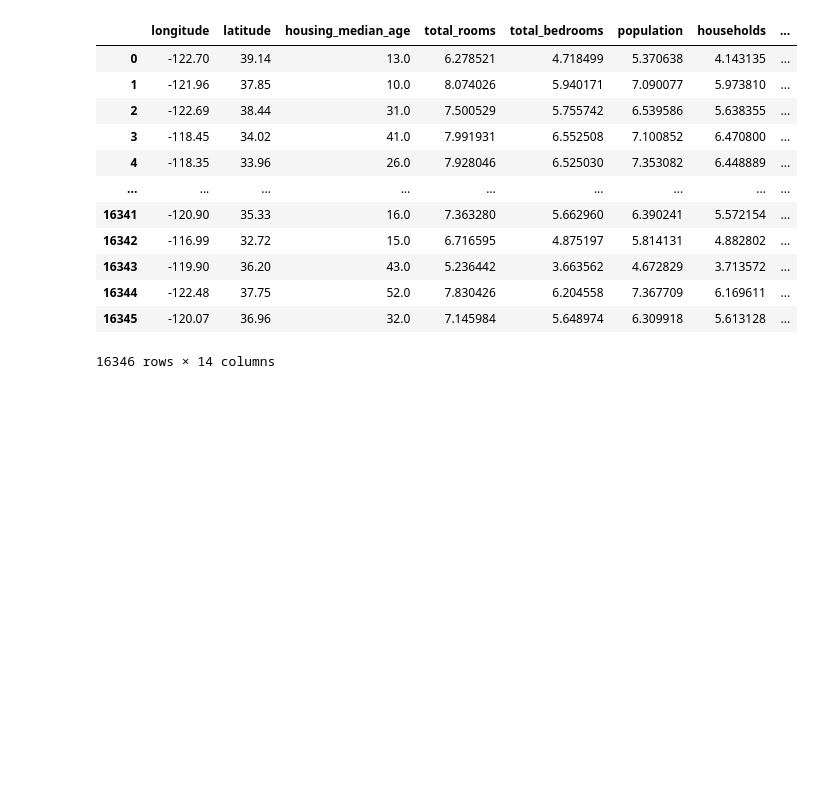
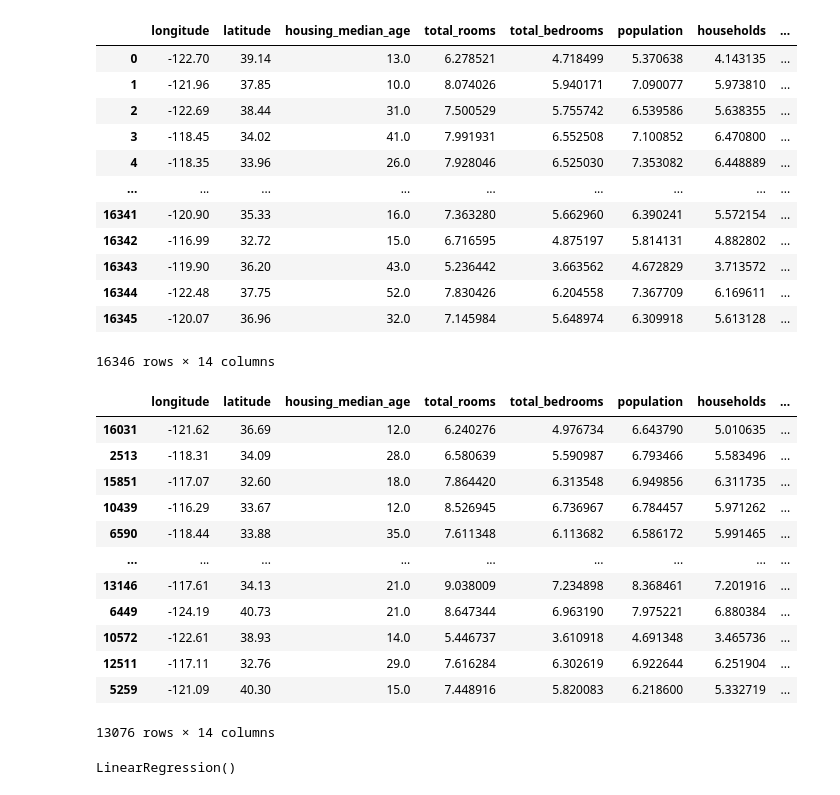
Before and after one commit to Akshitwadhwa/linear-regression-model, a Jupyter notebook: linear_regression.ipynb, the cells around one changed output. Cells and saved outputs as stored; diff of their text form; code cells hidden in the pictures; blank space fills up the shorter version.

```diff
--- a/linear_regression.ipynb
+++ b/linear_regression.ipynb
@@ -23,3 +23,40 @@ trained_data
 | 16344 | -122.48 | 37.75 | 52.0 | 7.830426 | 6.204558 | 7.367709 | 6.169611 | ... |
 | 16345 | -120.07 | 36.96 | 32.0 | 7.145984 | 5.648974 | 6.309918 | 5.613128 | ... |
 16346 rows × 14 columns
+# %%
+from sklearn.model_selection import train_test_split
+
+x = trained_data.drop(['median_house_value'], axis=1)
+y = trained_data['median_house_value']
+# here we have made the x and y trai
+# %%
+X_train , X_test , y_train , y_test = train_test_split(x , y ,test_size=0.2)
+trained_data = X_train.join(y_train)
+# using this we are going to x train and y train mechanism where we have taken the size of 0.2
+trained_data
+# %% [output]
+|  | longitude | latitude | housing_median_age | total_rooms | total_bedrooms | population | households | ... |
+| 16031 | -121.62 | 36.69 | 12.0 | 6.240276 | 4.976734 | 6.643790 | 5.010635 | ... |
+| 2513 | -118.31 | 34.09 | 28.0 | 6.580639 | 5.590987 | 6.793466 | 5.583496 | ... |
+| 15851 | -117.07 | 32.60 | 18.0 | 7.864420 | 6.313548 | 6.949856 | 6.311735 | ... |
+| 10439 | -116.29 | 33.67 | 12.0 | 8.526945 | 6.736967 | 6.784457 | 5.971262 | ... |
+| 6590 | -118.44 | 33.88 | 35.0 | 7.611348 | 6.113682 | 6.586172 | 5.991465 | ... |
+| ... | ... | ... | ... | ... | ... | ... | ... | ... |
+| 13146 | -117.61 | 34.13 | 21.0 | 9.038009 | 7.234898 | 8.368461 | 7.201916 | ... |
+| 6449 | -124.19 | 40.73 | 21.0 | 8.647344 | 6.963190 | 7.975221 | 6.880384 | ... |
+| 10572 | -122.61 | 38.93 | 14.0 | 5.446737 | 3.610918 | 4.691348 | 3.465736 | ... |
+| 12511 | -117.11 | 32.76 | 29.0 | 7.616284 | 6.302619 | 6.922644 | 6.251904 | ... |
+| 5259 | -121.09 | 40.30 | 15.0 | 7.448916 | 5.820083 | 6.218600 | 5.332719 | ... |
+13076 rows × 14 columns
+# %%
+from sklearn.linear_model import LinearRegression
+
+X_train , y_train = trained_data.drop(['median_house_value'],axis = 1), trained_data['median_house_value']
+# here we have taken the
+reg = LinearRegression()
+# loading the liner regression model and library
+
+reg.fit(X_train , y_train)
+# building upon the linear regression model
+# %% [output]
+LinearRegression()
```
Also changed, not shown: 3 other files.
